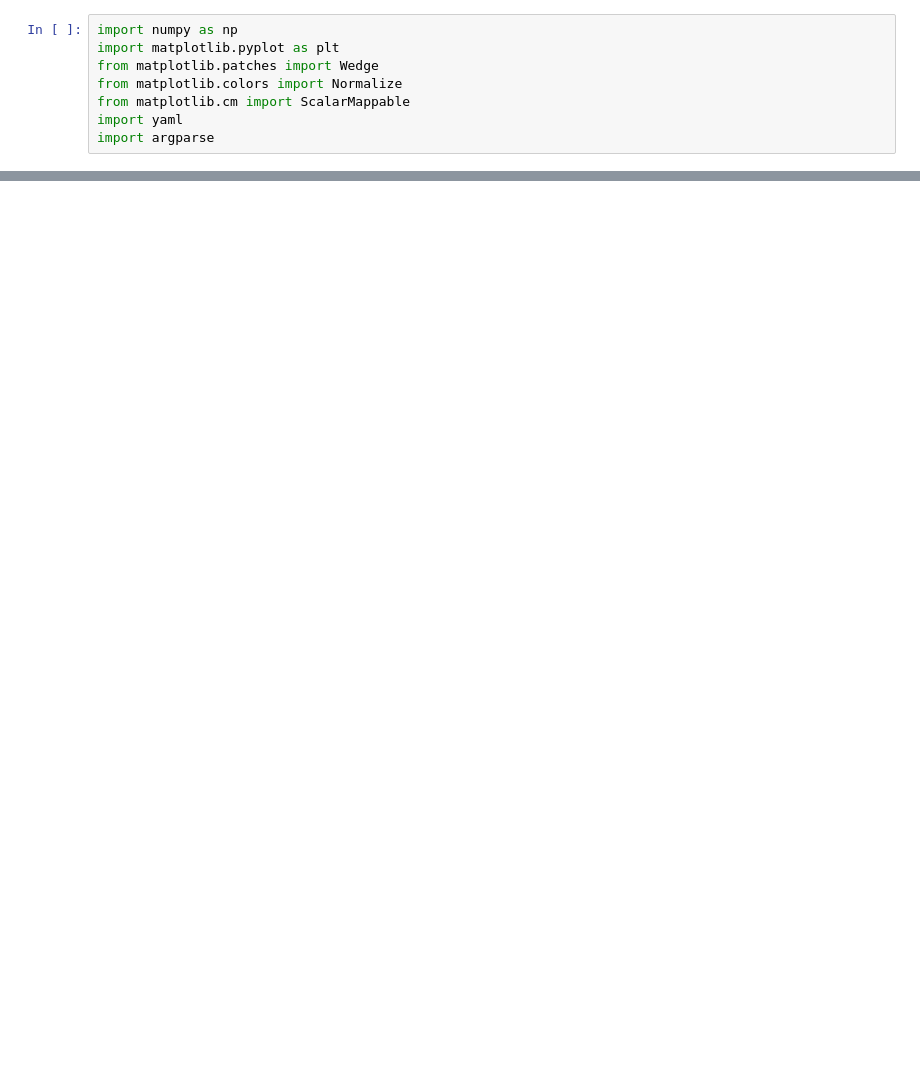
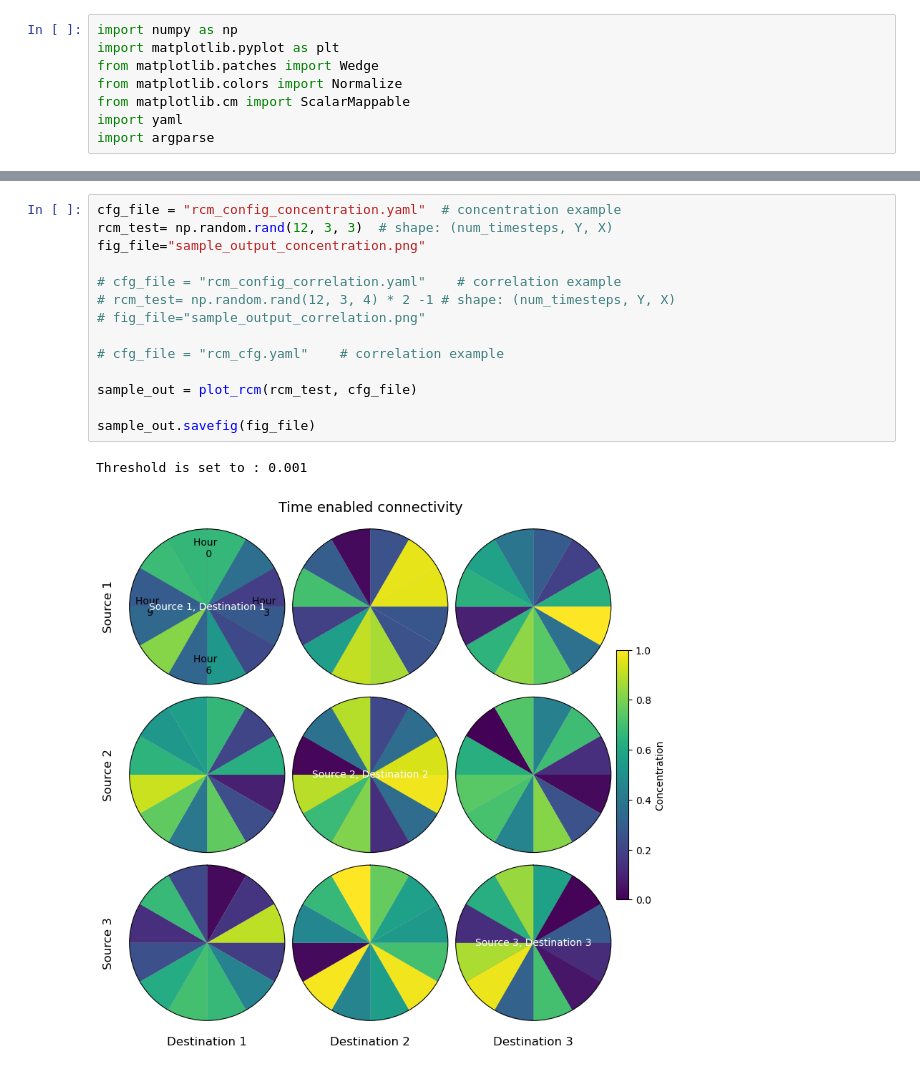
Before and after one commit to zdefne-usgs/RCM, a Jupyter notebook: RCM_plot.ipynb, the cells around one changed output, grey strips where cells are left out. Drawn from its saved outputs; the diff is of its cells as text; blank space fills up the shorter version.

Commit message:
sending yaml file to funftion and then parsing for ags

```diff
--- a/RCM_plot.ipynb
+++ b/RCM_plot.ipynb
@@ -131,4 +137,21 @@ def plot_rcm(RC_matrix,
     fig.suptitle(title, x=0.5, y=0.92, fontsize=14)
     plt.show()
     return fig
+# %%
+cfg_file = "rcm_config_concentration.yaml"  # concentration example
+rcm_test= np.random.rand(12, 3, 3)  # shape: (num_timesteps, Y, X)
+fig_file="sample_output_concentration.png"
+
+# cfg_file = "rcm_config_correlation.yaml"    # correlation example
+# rcm_test= np.random.rand(12, 3, 4) * 2 -1 # shape: (num_timesteps, Y, X)
+# fig_file="sample_output_correlation.png"
+
+# cfg_file = "rcm_cfg.yaml"    # correlation example
+
+sample_out = plot_rcm(rcm_test, cfg_file)
+
+sample_out.savefig(fig_file)
+# %% [output]
+Threshold is set to : 0.001
+[figure, added]
 # %%
```
Also changed, not shown: parts of 3 cells of this notebook, 1 other file.
